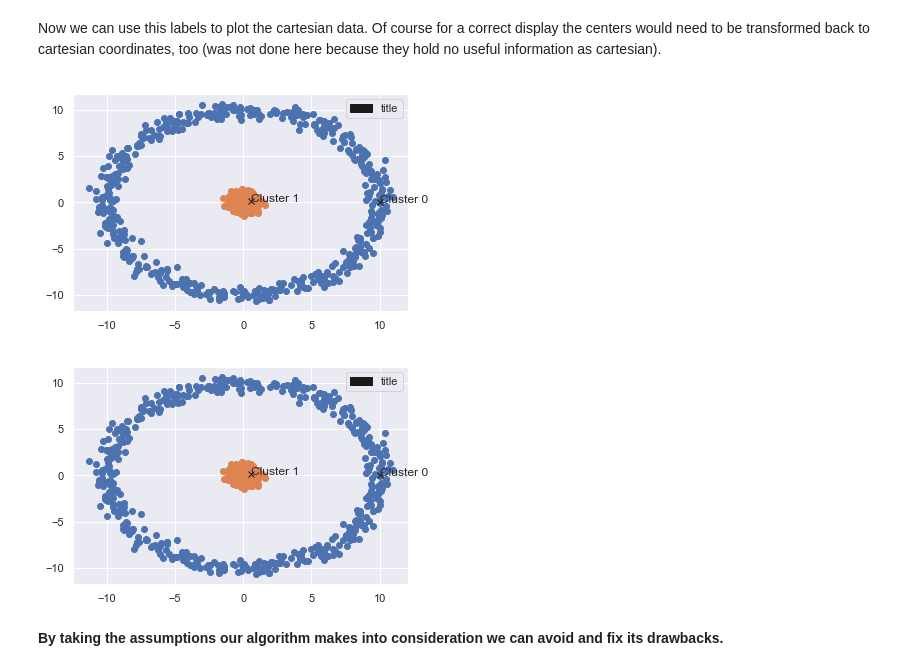
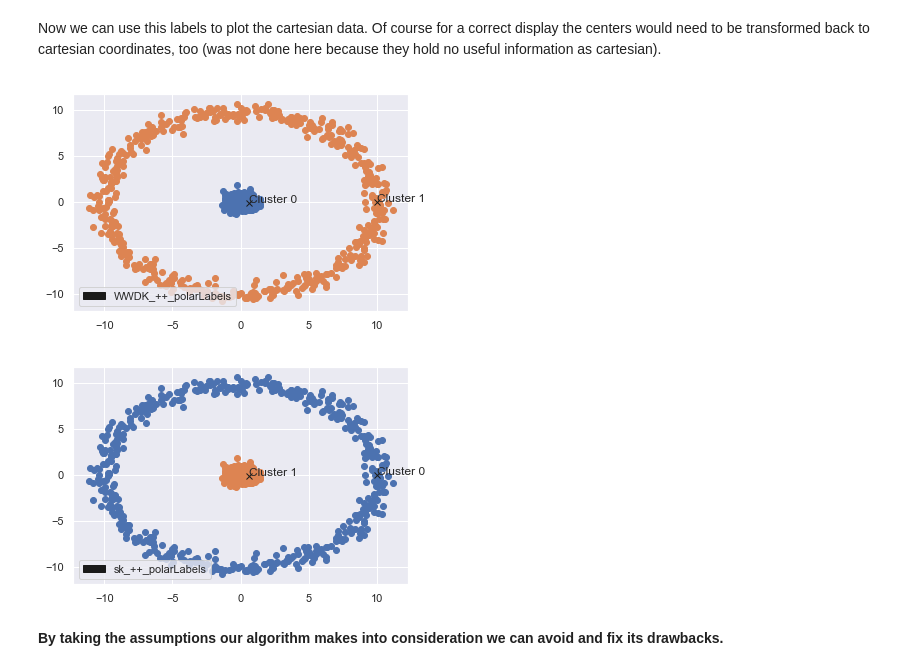
Before and after one commit to datascience-mobi/project-04-group-04, a Jupyter notebook: Group 04-04 KMeans Clustering.ipynb, the cells around one changed output. Saved outputs shown, nothing was run; the diff lists cells and outputs as text; code cells hidden in the pictures.

```diff
--- a/Group 04-04 KMeans Clustering.ipynb
+++ b/Group 04-04 KMeans Clustering.ipynb
@@ -299,11 +297,11 @@ u.plot_Compare(pol, sk2.labels_, sk2.cluster_centers_, 2, title="sk_++_polar")
 # %% [markdown]
 Now we can use this labels to plot the cartesian data. Of course for a correct display the centers would need to be transformed back to cartesian coordinates, too (was not done here because they hold no useful information as cartesian).
 # %%
-u.plot_Compare(x, wwdk2.labels_, wwdk2.cluster_centers_, 2)
-u.plot_Compare(x, sk2.labels_, sk2.cluster_centers_, 2)
+u.plot_compare(x, wwdk2.labels_, wwdk2.cluster_centers_, 2, title = "WWDK_++_polarLabels")
+u.plot_compare(x, sk2.labels_, sk2.cluster_centers_, 2, title = "sk_++_polarLabels")
 # %% [output]
-[figure, old version]
+[figure, new version]
-[figure, old version]
+[figure, new version]
 # %% [markdown]
 <b> By taking the assumptions our algorithm makes into consideration we can avoid and fix its drawbacks.
 # %% [markdown]
```
Also changed, not shown: parts of 13 cells of this notebook.
